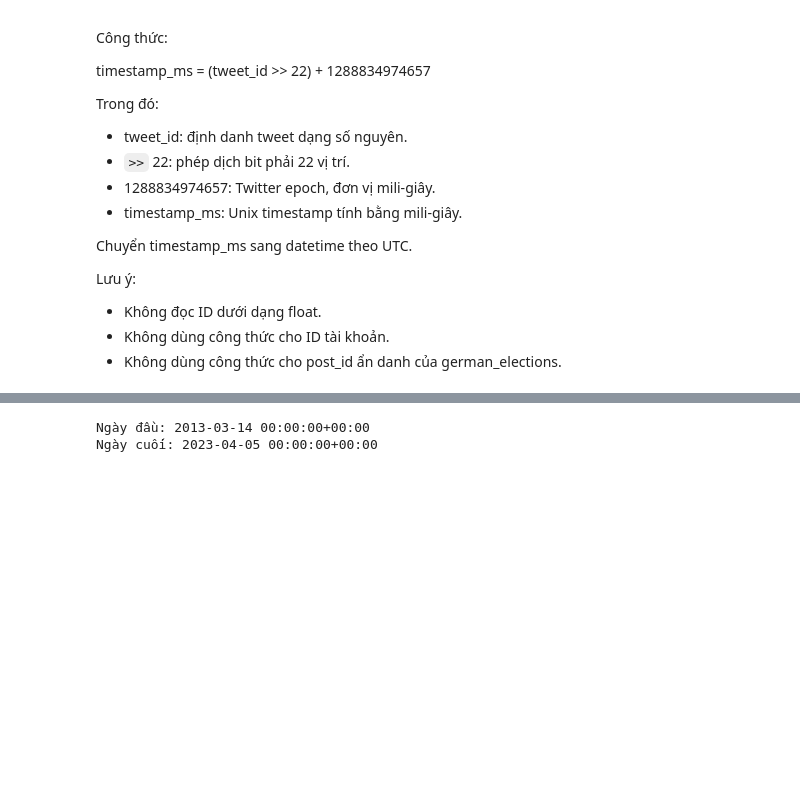
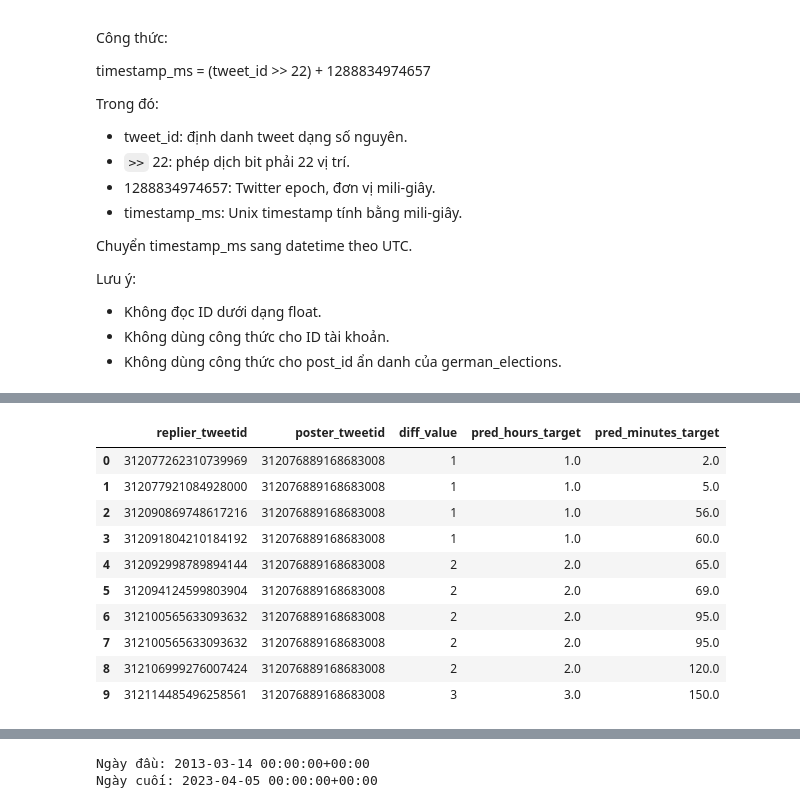
Before and after one commit to datachain-uit/CN-24521602-ThangLH, a Jupyter notebook: notebooks/T4_EDA_Pote_German.ipynb, the cells around one changed output, grey strips where cells are left out. Drawn from its saved outputs; the diff is of its cells as text; code cells hidden in the pictures; blank space fills up the shorter version.

```diff
--- a/notebooks/T4_EDA_Pote_German.ipynb
+++ b/notebooks/T4_EDA_Pote_German.ipynb
@@ -369,28 +353,81 @@ Nếu không khớp, cần kiểm tra ý nghĩa thực tế của diff_min, cặ
 # %%
-rq1 = pd.read_csv( POTE_DIR / "RQ1_time_difference_of_reply.csv", dtype="string")
+import numpy as np
 
-poster = pd.read_csv(POTE_DIR / "poster_tweetid_campaign_type.csv", usecols=["poster_tweetid", "replier_tweetid"], dtype="string" ).drop_duplicates()
+EPOCH = 1288834974657
 
-# Ghép dữ liệu theo Reply ID
-df = rq1.merge(poster, on="replier_tweetid", how="inner")
+def snow_ms(s):
+    return s.map(lambda x: (int(x) >> 22) + EPOCH if pd.notna(x) and str(x).isdigit() else np.nan)
 
-# Giải mã thời gian từ Tweet ID
-t_reply = decode_tweet_ids(df["replier_tweetid"])
-t_target = decode_tweet_ids(df["poster_tweetid"])
+rq1 = pd.read_csv(POTE_DIR / "RQ1_time_difference_of_reply.csv", dtype=str)
+pairs = pd.read_csv(
+    POTE_DIR / "poster_tweetid_campaign_type.csv", dtype=str,
+    usecols=["poster_tweetid", "replier_tweetid"]
+).drop_duplicates()
 
-# Tính khoảng thời gian (phút)
-df["calculated_min"] = ((t_reply - t_target).dt.total_seconds() / 60)
+ambiguous = pairs.groupby("replier_tweetid")["poster_tweetid"].nunique()
+print("Reply ID có >1 poster ID:", int((ambiguous > 1).sum()))
+joined = rq1.merge(pairs, on="replier_tweetid", how="left", indicator=True)
+coverage = joined["_merge"].value_counts().reindex(["both", "left_only", "right_only"], fill_value=0)
+print("Độ phủ ghép (theo dòng sau merge):")
+print(coverage)
+print("Dòng RQ1 ban đầu:", len(rq1), "| Dòng sau merge:", len(joined))
 
-df["diff_min"] = pd.to_numeric(df["diff_min"], errors="coerce")
-df["error_min"] = (df["calculated_min"] - df["diff_min"]).abs()
+matched = joined.loc[joined["_merge"] == "both"].copy()
+matched["reply_ms"] = snow_ms(matched["replier_tweetid"])
+matched["poster_ms"] = snow_ms(matched["poster_tweetid"])
+matched["diff_value"] = pd.to_numeric(matched["diff_min"], errors="coerce")
+valid = matched.dropna(subset=["reply_ms", "poster_ms", "diff_value"]).copy()
+sec = (valid["reply_ms"] - valid["poster_ms"]) / 1000.0
+d = valid["diff_value"]
+valid["pred_hours_target"] = np.ceil((sec + 1) / 3600)
 
-# Thống kê sai số
-valid = df["error_min"].dropna()
+# Sai lệch giữa giá trị tái tạo và giá trị gốc
+valid["hour_error"] = (valid["pred_hours_target"] - valid["diff_value"])
 
-print("Số cặp hợp lệ:", len(valid))
-print("MAE (phút):", valid.mean())
-print("Khớp trong 0.5 phút:", (valid <= 0.5).mean() * 100, "%")
-print("Khớp trong 1 phút:", (valid <= 1).mean() * 100, "%")
+mismatch = valid.loc[valid["hour_error"] != 0].copy()
+print("Số dòng không khớp:", len(mismatch))
 
-display(df[["replier_tweetid", "poster_tweetid", "diff_min", "calculated_min", "error_min"]].head())
+print("\nPhân bố sai lệch:")
+print(mismatch["hour_error"].value_counts().head(20))
+
+print("\n10 dòng không khớp đầu tiên:")
+display(
+    mismatch[
+        [
+            "replier_tweetid",
+            "poster_tweetid",
+            "diff_value",
+            "pred_hours_target",
+            "hour_error"
+        ]
+    ].head(10)
+)
+
+
+valid["pred_minutes_target"] = np.ceil((sec + 1) / 60)
+hour_rate = valid["pred_hours_target"].eq(d).mean() if len(valid) else np.nan
+minute_rate = valid["pred_minutes_target"].eq(d).mean() if len(valid) else np.nan
+print("Số cặp hợp lệ:", len(valid), "| Trễ âm:", int((sec < 0).sum()))
+print(f"Khớp (giờ, ceil): {hour_rate:.6%}")
+print(f"Khớp (phút, ceil): {minute_rate:.6%}")
+
+summary = {"rq1_rows": len(rq1), "joined_rows": len(joined),
+           "matched_rows": int(coverage["both"]), "unmatched_rows": int(coverage["left_only"]),
+           "valid_rows": len(valid), "ambiguous_reply_ids": int((ambiguous > 1).sum()),
+           "hour_ceil_match": hour_rate, "minute_ceil_match": minute_rate}
+
+if pd.notna(hour_rate) and hour_rate < .99:
+    print("Dưới 99%: kiểm tra giả thuyết khoảng cách đến phản hồi liền trước cùng tweet.")
+    prev = valid.sort_values(["poster_tweetid", "reply_ms", "replier_tweetid"], kind="stable").copy()
+    prev = prev.drop_duplicates(subset=["poster_tweetid", "replier_tweetid"], keep="first")
+    prev["sec_prev"] = prev.groupby("poster_tweetid")["reply_ms"].diff() / 1000.0
+    prev = prev.dropna(subset=["sec_prev"])
+    prev_rate = np.ceil((prev["sec_prev"] + 1) / 3600).eq(prev["diff_value"]).mean() if len(prev) else np.nan
+    print("Cặp hợp lệ với phản hồi liền trước:", len(prev))
+    print(f"Khớp (giờ, ceil, groupby.diff): {prev_rate:.6%}")
+    summary["previous_reply_valid_rows"] = len(prev)
+    summary["previous_reply_hour_match"] = prev_rate
+else:
+    print("Không cần chạy nhánh groupby.diff (giả thuyết giờ đạt ngưỡng 99% hoặc không có cặp hợp lệ).")
+display(valid[["replier_tweetid", "poster_tweetid", "diff_value", "pred_hours_target", "pred_minutes_target"]].head(10))
 # %% [output]
@@ -406,0 +468,11 @@ Khớp trong 1 phút: 1.9654682448639067 %
+|  | replier_tweetid | poster_tweetid | diff_value | pred_hours_target | pred_minutes_target |
+| 0 | 312077262310739969 | 312076889168683008 | 1 | 1.0 | 2.0 |
+| 1 | 312077921084928000 | 312076889168683008 | 1 | 1.0 | 5.0 |
+| 2 | 312090869748617216 | 312076889168683008 | 1 | 1.0 | 56.0 |
+| 3 | 312091804210184192 | 312076889168683008 | 1 | 1.0 | 60.0 |
+| 4 | 312092998789894144 | 312076889168683008 | 2 | 2.0 | 65.0 |
+| 5 | 312094124599803904 | 312076889168683008 | 2 | 2.0 | 69.0 |
+| 6 | 312100565633093632 | 312076889168683008 | 2 | 2.0 | 95.0 |
+| 7 | 312100565633093632 | 312076889168683008 | 2 | 2.0 | 95.0 |
+| 8 | 312106999276007424 | 312076889168683008 | 2 | 2.0 | 120.0 |
+| 9 | 312114485496258561 | 312076889168683008 | 3 | 3.0 | 150.0 |
```
Also changed, not shown: parts of 16 cells of this notebook, 4 other files.
